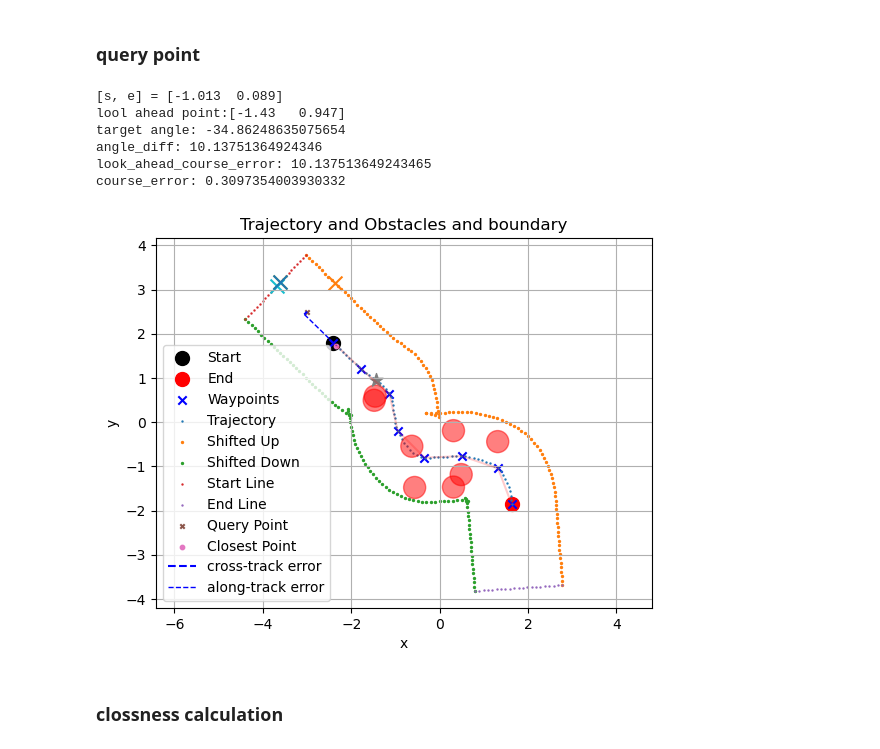
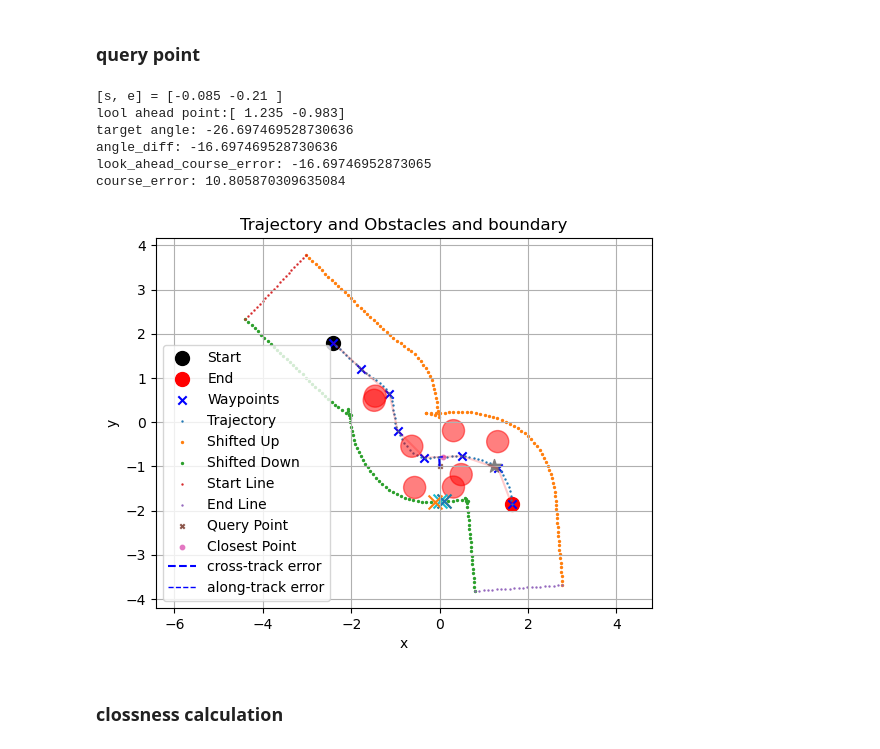
Before and after one commit to SpartanTan/RL-everything, a Jupyter notebook: torh_tutorial/generate_path.ipynb, the cells around one changed output. Saved outputs shown, nothing was run; the diff lists cells and outputs as text; code cells hidden in the pictures.

```diff
--- a/torh_tutorial/generate_path.ipynb
+++ b/torh_tutorial/generate_path.ipynb
@@ -543,40 +554,40 @@ testPath.render(if_yaw_angle=False)
 # %% [markdown]
 ### query point
 # %%
-heading = -45
-query_point = np.array([-3.0, 2.5]) # smallest penalty
-# query_point = np.array([-1.5, 2.2])
-# query_point = np.array([0.0, 1.0])
-# query_point = np.array([-1.0, 0.3])  # largest penalty
+heading = -10
+# query_point = np.array([-3.0, 2.5]) # smallest penalty
+# query_point = np.array([-2.0, 1.2])
+query_point = np.array([-0.2, -1.2])
+query_point = np.array([0.0, -1.0])  # largest penalty
 atr_state = np.array([query_point[0], query_point[1], np.deg2rad(heading)])
 
 num_of_closest_points = 3
 eta, index_of_the_closest_point, look_ahead_point, target_point_yaw, look_ahead_course_error, course_error = testPath.calculate_error_vector(atr_state)
 min_distance_to_walls, closest_point_on_walls = testPath.minimum_distance_to_walls(query_point, method='kdtree', num_of_closest_points=num_of_closest_points)
 
 testPath.render(if_yaw_angle=False)
 print(f"[s, e] = {eta}")
 print(f"lool ahead point:{look_ahead_point}")
 plt.scatter(look_ahead_point[0],look_ahead_point[1], s=100, marker='*', label='Target Point')
 plt.scatter(closest_point_on_walls[1][0], closest_point_on_walls[1][1], s=100, marker='x', label='Closest Point on Walls')
 for i in range(num_of_closest_points):
     plt.scatter(closest_point_on_walls[i][0], closest_point_on_walls[i][1], s=100, marker='x', label='Closest Point on Walls')
 
 # atr_current_yaw_fake = testPath.yaw_angles[index_of_the_closest_point]
 # print(f"current angle: {np.rad2deg(atr_current_yaw_fake)}")
 print(f"target angle: {np.rad2deg(target_point_yaw)}")
 angle_diff = target_point_yaw - np.deg2rad(heading)
 print(f"angle_diff: {np.rad2deg(angle_diff)}")
 print(f"look_ahead_course_error: {np.rad2deg(look_ahead_course_error)}")
 print(f"course_error: {np.rad2deg(course_error)}")
 # %% [output]
-[s, e] = [-1.013  0.089]
-lool ahead point:[-1.43   0.947]
-target angle: -34.86248635075654
-angle_diff: 10.13751364924346
-look_ahead_course_error: 10.137513649243465
-course_error: 0.3097354003930332
+[s, e] = [-0.085 -0.21 ]
+lool ahead point:[ 1.235 -0.983]
+target angle: -26.697469528730636
+angle_diff: -16.697469528730636
+look_ahead_course_error: -16.69746952873065
+course_error: 10.805870309635084
-[figure, old version]
+[figure, new version]
 # %% [markdown]
 ### clossness calculation
 # %%
```
Also changed, not shown: parts of 4 cells of this notebook, 1 other file.
